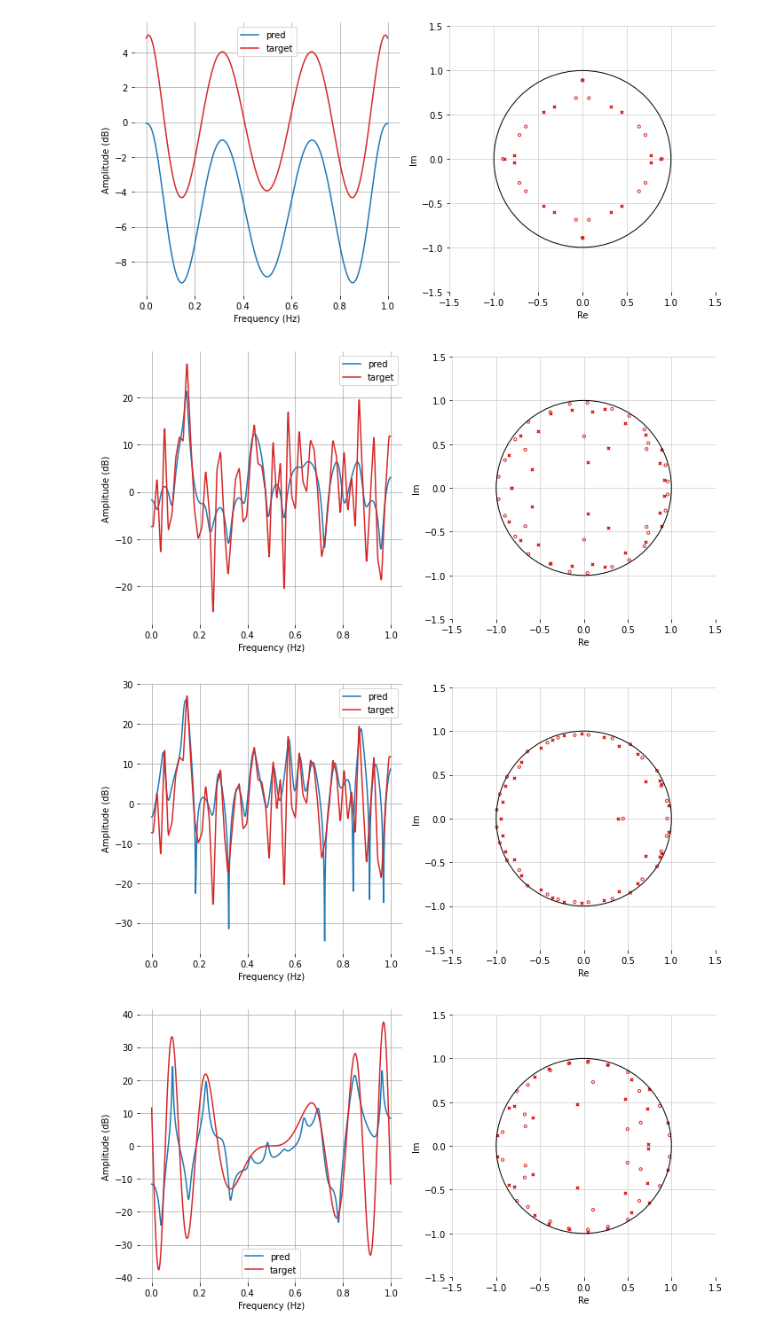
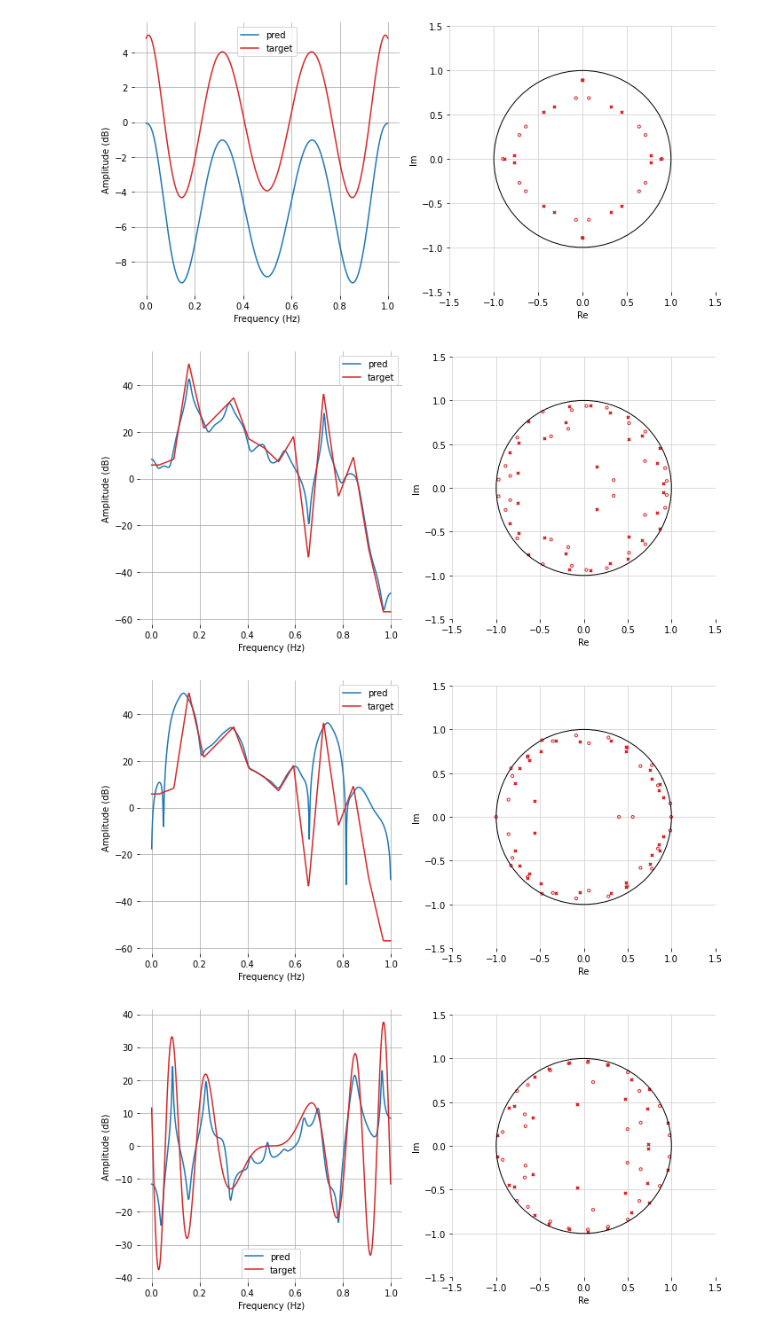
Before and after one commit to csteinmetz1/IIRNet, a Jupyter notebook: demos/demo.ipynb, the cells around one changed output. Drawn from its saved outputs; the diff is of its cells as text; code cells hidden in the pictures.

```diff
--- a/demos/demo.ipynb
+++ b/demos/demo.ipynb
@@ -134,27 +134,27 @@ sos = designer(n, m, mode=mode, output=output)
 # %%
 n = 32  # Desired filter order (4, 8, 16, 32, 64)
 x = np.linspace(-1,1,num=32)
-m = 12 * np.random.randn(64)
+m = 32 * np.random.randn(16)
 mode = "linear"  # interpolation mode for specification
 output = "sos"  # Output type ("sos", or "ba")
 
 # now call the designer with parameters
 sos = designer(n, m, mode=mode, output=output)
 
 # try a design with modified Yule-Walker
 f = np.linspace(0,1,num=len(m))
 m_lin = 10 ** (m/20.0)
 b, a = yulewalk(n, f, m_lin)
 b = np.squeeze(b)
 a = np.squeeze(a)
 yw_sos = scipy.signal.tf2sos(b,a)
 yw_sos = torch.tensor(yw_sos)
 
 plot_response(sos, m)
 plot_response(yw_sos, m)
 # %% [output]
-[figure, old version]
+[figure, new version]
-[figure, old version]
+[figure, new version]
 # %%
 n = 32  # Desired filter order (4, 8, 16, 32, 64)
 x = np.linspace(-4,4,num=512)
```
